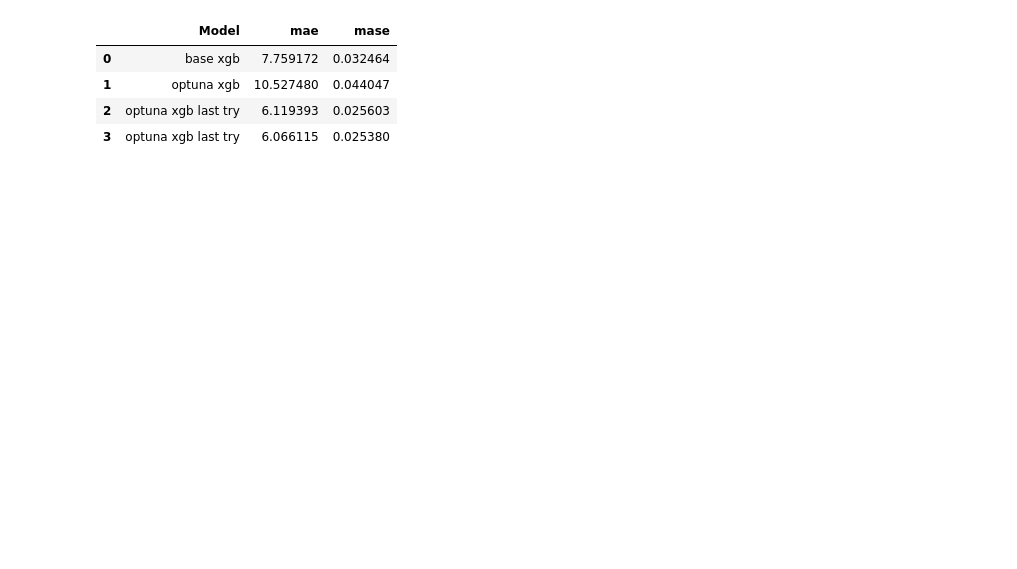
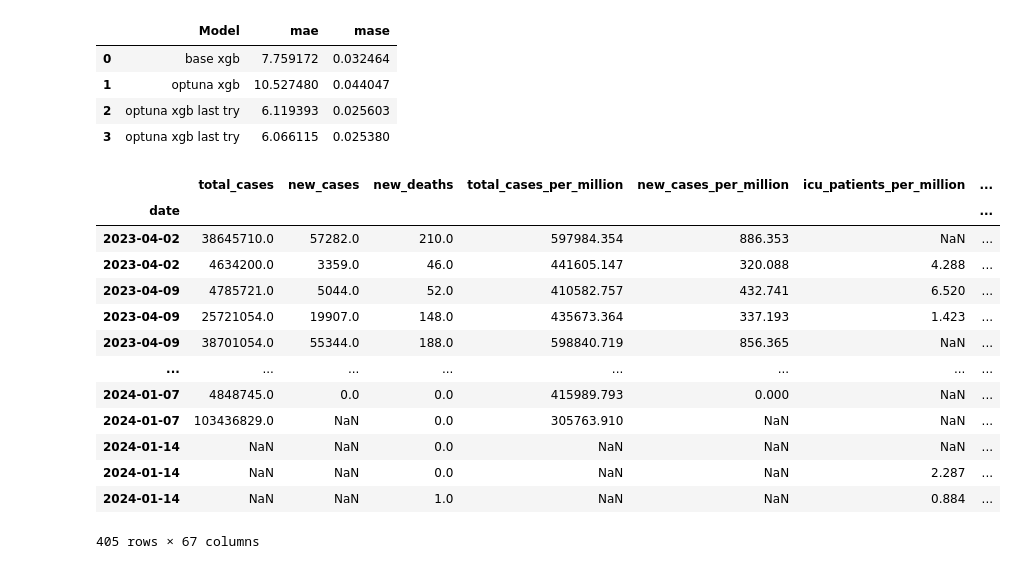
Before and after one commit to y-ginther/DS-Capstone, a Jupyter notebook: XGBOOST_a.ipynb, the cells around one changed output. Cells and saved outputs as stored; diff of their text form; code cells hidden in the pictures; blank space fills up the shorter version.

```diff
--- a/XGBOOST_a.ipynb
+++ b/XGBOOST_a.ipynb
@@ -394,3 +392,20 @@ metrics_df
 | 1 | optuna xgb | 10.527480 | 0.044047 |
 | 2 | optuna xgb last try | 6.119393 | 0.025603 |
 | 3 | optuna xgb last try | 6.066115 | 0.025380 |
+# %%
+test
+# %% [output]
+|  | total_cases | new_cases | new_deaths | total_cases_per_million | new_cases_per_million | icu_patients_per_million | ... |
+| date |  |  |  |  |  |  | ... |
+| 2023-04-02 | 38645710.0 | 57282.0 | 210.0 | 597984.354 | 886.353 | NaN | ... |
+| 2023-04-02 | 4634200.0 | 3359.0 | 46.0 | 441605.147 | 320.088 | 4.288 | ... |
+| 2023-04-09 | 4785721.0 | 5044.0 | 52.0 | 410582.757 | 432.741 | 6.520 | ... |
+| 2023-04-09 | 25721054.0 | 19907.0 | 148.0 | 435673.364 | 337.193 | 1.423 | ... |
+| 2023-04-09 | 38701054.0 | 55344.0 | 188.0 | 598840.719 | 856.365 | NaN | ... |
+| ... | ... | ... | ... | ... | ... | ... | ... |
+| 2024-01-07 | 4848745.0 | 0.0 | 0.0 | 415989.793 | 0.000 | NaN | ... |
+| 2024-01-07 | 103436829.0 | NaN | 0.0 | 305763.910 | NaN | NaN | ... |
+| 2024-01-14 | NaN | NaN | 0.0 | NaN | NaN | NaN | ... |
+| 2024-01-14 | NaN | NaN | 0.0 | NaN | NaN | 2.287 | ... |
+| 2024-01-14 | NaN | NaN | 1.0 | NaN | NaN | 0.884 | ... |
+405 rows × 67 columns
```
Also changed, not shown: parts of 7 cells of this notebook, 2 other files.
